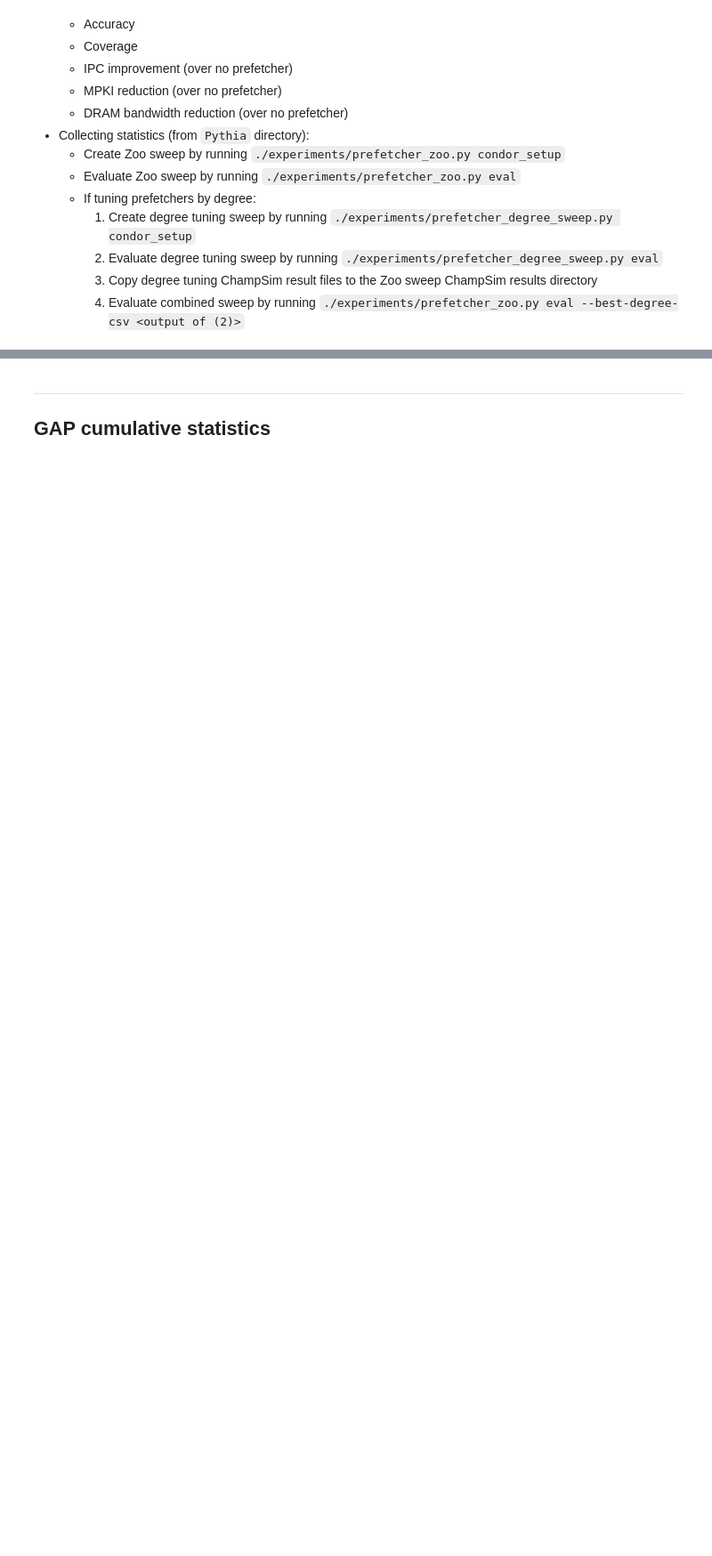
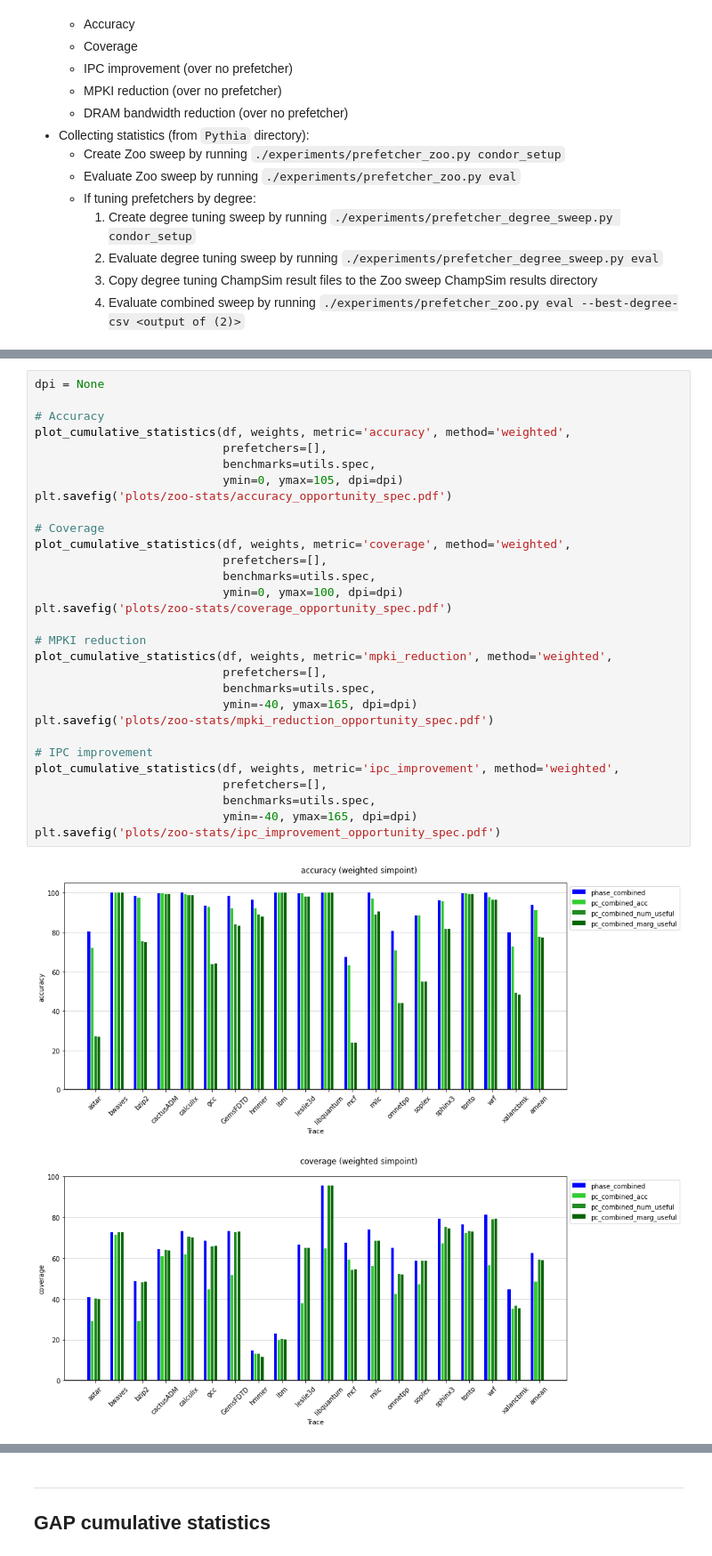
Before and after one commit to cmolder/prefetcher-zoo-analysis, a Jupyter notebook: 20220327-zoo-stats.ipynb, the cells around one changed output, grey strips where cells are left out. Shown: that part at 89% size. Saved outputs shown, nothing was run; the diff lists cells and outputs as text; blank space fills up the shorter version.

```diff
--- a/20220327-zoo-stats.ipynb
+++ b/20220327-zoo-stats.ipynb
@@ -338,0 +220,33 @@ plt.savefig('plots/zoo-stats/mpki_reduction_single_spec.pdf')
+# %%
+dpi = None
+
+# Accuracy
+plot_cumulative_statistics(df, weights, metric='accuracy', method='weighted',
+                           prefetchers=[],
+                           benchmarks=utils.spec,
+                           ymin=0, ymax=105, dpi=dpi)
+plt.savefig('plots/zoo-stats/accuracy_opportunity_spec.pdf')
+
+# Coverage
+plot_cumulative_statistics(df, weights, metric='coverage', method='weighted',
+                           prefetchers=[],
+                           benchmarks=utils.spec,
+                           ymin=0, ymax=100, dpi=dpi)
+plt.savefig('plots/zoo-stats/coverage_opportunity_spec.pdf')
+
+# MPKI reduction
+plot_cumulative_statistics(df, weights, metric='mpki_reduction', method='weighted',
+                           prefetchers=[],
+                           benchmarks=utils.spec,
+                           ymin=-40, ymax=165, dpi=dpi)
+plt.savefig('plots/zoo-stats/mpki_reduction_opportunity_spec.pdf')
+
+# IPC improvement
+plot_cumulative_statistics(df, weights, metric='ipc_improvement', method='weighted',
+                           prefetchers=[],
+                           benchmarks=utils.spec,
+                           ymin=-40, ymax=165, dpi=dpi)
+plt.savefig('plots/zoo-stats/ipc_improvement_opportunity_spec.pdf')
+# %% [output]
+[figure, added]
+[figure, added]
```
Also changed, not shown: parts of 60 cells of this notebook, 3 other files.
